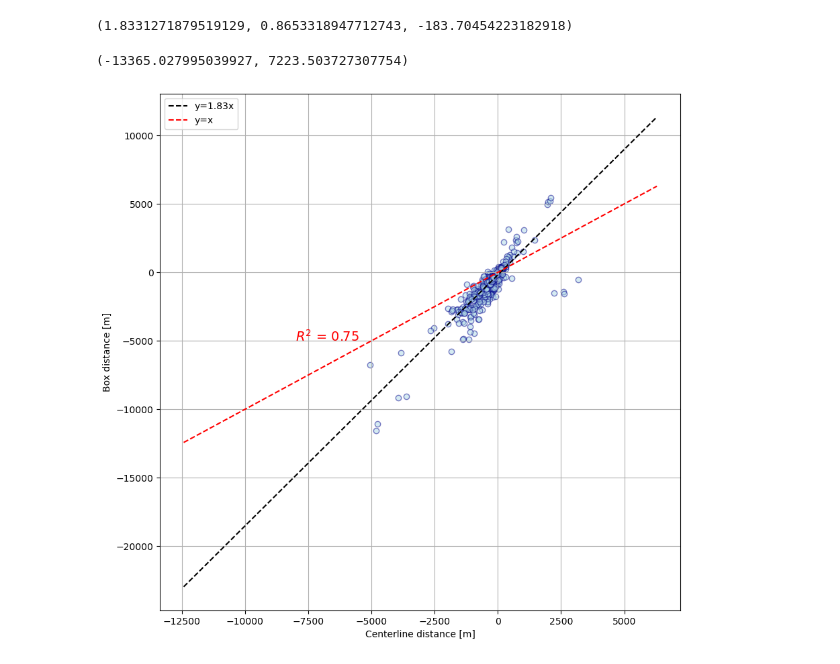
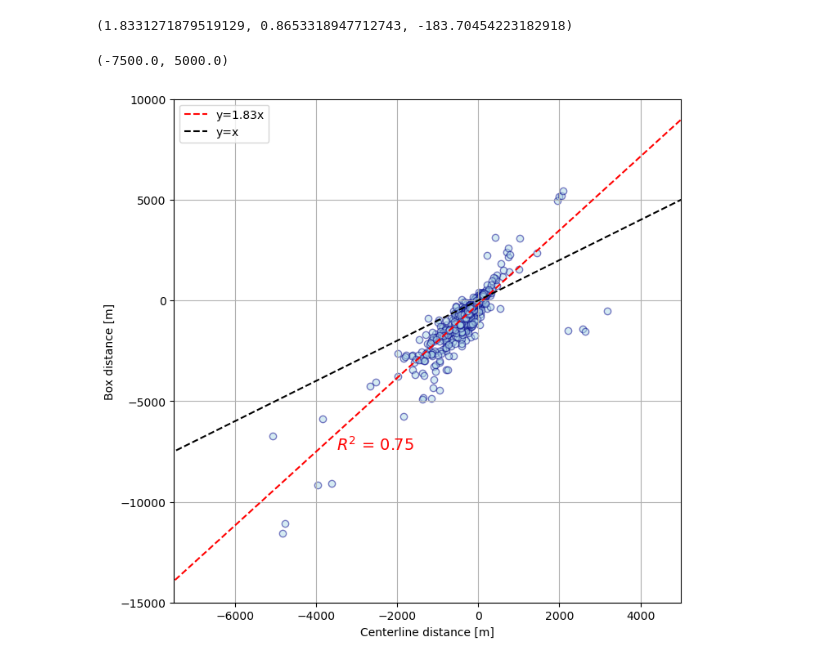
Before and after one commit to lorisdanjou/Svalbard_calving_fronts_1936-1978_data_analysis, a Jupyter notebook: results.ipynb, the cells around one changed output. Saved outputs shown, nothing was run; the diff lists cells and outputs as text; code cells hidden in the pictures.

```diff
--- a/results.ipynb
+++ b/results.ipynb
@@ -1633,13 +1633,13 @@ mean_glaciers = positions_cl.groupby("year")["mean_corrected"].mean()
 fig, ax = plt.subplots(figsize=[10, 6])
 
 for front_id in fronts_list:
-    ax.plot(positions_cl.loc[positions_cl.front_id == front_id].year, positions_cl.loc[positions_cl.front_id == front_id].mean_corrected, marker=" ", linestyle="-", markersize=3, color="silver", linewidth=1, alpha=1)
+    ax.plot(positions_cl.loc[positions_cl.front_id == front_id].year, positions_cl.loc[positions_cl.front_id == front_id].mean_corrected, marker=" ", linestyle="-", markersize=3, color="lightgray", linewidth=1, alpha=1)
 
 x = mean_glaciers.index
 y = mean_glaciers.values
 err = 2 * uncertainties_cl_single.sigma.values
-ax.plot(x, y, marker="o", linestyle="-", color="darkred", linewidth=1.5, label="Mean glacier front position")
-ax.errorbar(x, y, yerr=err, fmt='o', color='darkred', markersize=3, capsize=5)
+ax.plot(x, y, marker="o", linestyle="-", color="red", linewidth=1.5, label="Mean glacier front position")
+ax.errorbar(x, y, yerr=err, fmt='o', color='red', markersize=3, capsize=5)
 ax.axhline(y=0, color="k", linestyle="--", linewidth=1.5, label="Reference year (1936)")
 ax.set_ylim([-4000, 2000])
 ax.set_xlabel("Year")
@@ -1737,7 +1737,7 @@ Skipped 265 comparisons out of 2967.
 # %%
 fig, axs = plt.subplots(ncols=2, nrows=5, figsize=(10, 12))
 
-color_sigma = "orange"
+color_sigma = "gray"
 color_2_sigma = "limegreen"
 color_3_sigma = "darkgreen"
 nbins = 30
@@ -1754,7 +1754,7 @@ for i in range(len(patches)):
         patches[i].set_facecolor(color_2_sigma)
     if np.abs(bins[i]) >= 3 * sigma:
         patches[i].set_facecolor(color_3_sigma)
-axs[0, 0].set_title(f"{years[0]}-{years[1]}", y=0.85, loc="left")
+axs[0, 0].set_title(f"{years[0]}-{years[1]}", y=0.85, loc="left", fontweight="semibold")
 print(d.shape[0], d.mean(), d.std())
 
 years = (1936, 1963)
@@ -1769,7 +1769,7 @@ for i in range(len(patches)):
         patches[i].set_facecolor(color_2_sigma)
     if np.abs(bins[i]) >= 3 * sigma:
         patches[i].set_facecolor(color_3_sigma)
-axs[0, 1].set_title(f"{years[0]}-{years[1]}", y=0.85, loc="left")
+axs[0, 1].set_title(f"{years[0]}-{years[1]}", y=0.85, loc="left", fontweight="semibold")
 print(d.shape[0], d.mean(), d.std())
 
 years = (1936, 1976)
@@ -1784,7 +1784,7 @@ for i in range(len(patches)):
         patches[i].set_facecolor(color_2_sigma)
     if np.abs(bins[i]) >= 3 * sigma:
         patches[i].set_facecolor(color_3_sigma)
-axs[1, 0].set_title(f"{years[0]}-{years[1]}", y=0.85, loc="left")
+axs[1, 0].set_title(f"{years[0]}-{years[1]}", y=0.85, loc="left", fontweight="semibold")
 print(d.shape[0], d.mean(), d.std())
 
 years = (1936, 1978)
@@ -1799,7 +1799,7 @@ for i in range(len(patches)):
         patches[i].set_facecolor(color_2_sigma)
     if np.abs(bins[i]) >= 3 * sigma:
         patches[i].set_facecolor(color_3_sigma)
-axs[1, 1].set_title(f"{years[0]}-{years[1]}", y=0.85, loc="left")
+axs[1, 1].set_title(f"{years[0]}-{years[1]}", y=0.85, loc="left", fontweight="semibold")
 print(d.shape[0], d.mean(), d.std())
 
 years = (1962, 1963)
@@ -1814,7 +1814,7 @@ for i in range(len(patches)):
         patches[i].set_facecolor(color_2_sigma)
     if np.abs(bins[i]) >= 3 * sigma:
         patches[i].set_facecolor(color_3_sigma)
-axs[2, 0].set_title(f"{years[0]}-{years[1]}", y=0.85, loc="left")
+axs[2, 0].set_title(f"{years[0]}-{years[1]}", y=0.85, loc="left", fontweight="semibold")
 print(d.shape[0], d.mean(), d.std())
 
 years = (1962, 1976)
@@ -1829,7 +1829,7 @@ for i in range(len(patches)):
         patches[i].set_facecolor(color_2_sigma)
     if np.abs(bins[i]) >= 3 * sigma:
         patches[i].set_facecolor(color_3_sigma)
-axs[2, 1].set_title(f"{years[0]}-{years[1]}", y=0.85, loc="left")
+axs[2, 1].set_title(f"{years[0]}-{years[1]}", y=0.85, loc="left", fontweight="semibold")
 print(d.shape[0], d.mean(), d.std())
 
 years = (1962, 1978)
@@ -1844,7 +1844,7 @@ for i in range(len(patches)):
         patches[i].set_facecolor(color_2_sigma)
     if np.abs(bins[i]) >= 3 * sigma:
         patches[i].set_facecolor(color_3_sigma)
-axs[3, 0].set_title(f"{years[0]}-{years[1]}", y=0.85, loc="left")
+axs[3, 0].set_title(f"{years[0]}-{years[1]}", y=0.85, loc="left", fontweight="semibold")
 print(d.shape[0], d.mean(), d.std())
 
 years = (1963, 1976)
@@ -1859,7 +1859,7 @@ for i in range(len(patches)):
         patches[i].set_facecolor(color_2_sigma)
     if np.abs(bins[i]) >= 3 * sigma:
         patches[i].set_facecolor(color_3_sigma)
-axs[3, 1].set_title(f"{years[0]}-{years[1]}", y=0.85, loc="left")
+axs[3, 1].set_title(f"{years[0]}-{years[1]}", y=0.85, loc="left", fontweight="semibold")
 print(d.shape[0], d.mean(), d.std())
 
 years = (1963, 1978)
@@ -1874,7 +1874,7 @@ for i in range(len(patches)):
         patches[i].set_facecolor(color_2_sigma)
     if np.abs(bins[i]) >= 3 * sigma:
         patches[i].set_facecolor(color_3_sigma)
-axs[4, 0].set_title(f"{years[0]}-{years[1]}", y=0.85, loc="left")
+axs[4, 0].set_title(f"{years[0]}-{years[1]}", y=0.85, loc="left", fontweight="semibold")
 print(d.shape[0], d.mean(), d.std())
 
 years = (1976, 1978)
@@ -1889,9 +1889,9 @@ for i in range(len(patches)):
         patches[i].set_facecolor(color_2_sigma)
     if np.abs(bins[i]) >= 3 * sigma:
         patches[i].set_facecolor(color_3_sigma)
-axs[4, 1].set_title(f"{years[0]}-{years[1]}", y=0.85, loc="left")
+axs[4, 1].set_title(f"{years[0]}-{years[1]}", y=0.85, loc="left", fontweight="semibold")
 print(d.shape[0], d.mean(), d.std())
-# fig.savefig("images/results_distances_distributions_cl_with_NPI.png", bbox_inches="tight")
+fig.savefig("images/results_distances_distributions_cl_with_NPI.png", bbox_inches="tight")
 # %% [output]
 115 -596.035801862646 1104.6298194319756
 82 -582.3417322009251 1120.9570098598747
@@ -2043,22 +2043,23 @@ lr.slope, lr.rvalue, lr.intercept
 # %% [output]
 (1.8331271879519129, 0.8653318947712743, -183.70454223182918)
 # %%
-fig, ax = plt.subplots(figsize=(10, 10))
+fig, ax = plt.subplots(figsize=(8, 8))
+ax.set_xlim([-7500, 5000])
+ax.set_ylim([-15000, 10000])
 ax.scatter(results_cross.mean_distance_cl, results_cross.mean_distance_box, color="lightblue", edgecolor="darkblue", alpha=0.5)
-
 xlim = ax.get_xlim()
 ylim = ax.get_ylim()
 x_vals = np.linspace(min(xlim[0], ylim[0]), max(xlim[1], ylim[1]), 100)
-ax.plot(x_vals, lr.slope * x_vals + lr.intercept, color ="k", linestyle="--", label=f"y={lr.slope:.2f}x")
-ax.text(-8000, -5000, f"$R^2$ = {lr.rvalue**2:.2f}", fontsize=14, color="r")
-ax.plot(x_vals, x_vals, color="r", linestyle="--", label="y=x")
+ax.plot(x_vals, lr.slope * x_vals + lr.intercept, color ="r", linestyle="--", label=f"y={lr.slope:.2f}x")
+ax.text(-3500, -6700, f"$R^2$ = {lr.rvalue**2:.2f}", fontsize=14, color="r", verticalalignment="top", horizontalalignment="left")
+ax.plot(x_vals, x_vals, color="k", linestyle="--", label="y=x")
 
 ax.grid()
 ax.legend()
 ax.set_xlabel("Centerline distance [m]")
 ax.set_ylabel("Box distance [m]")
 print(ax.get_xlim())
 fig.savefig("images/results_cross_distances.png", bbox_inches="tight")
 # %% [output]
-(-13365.027995039927, 7223.503727307754)
+(-7500.0, 5000.0)
-[figure, old version]
+[figure, new version]
```
Also changed, not shown: parts of 14 cells of this notebook, 5 other files.
